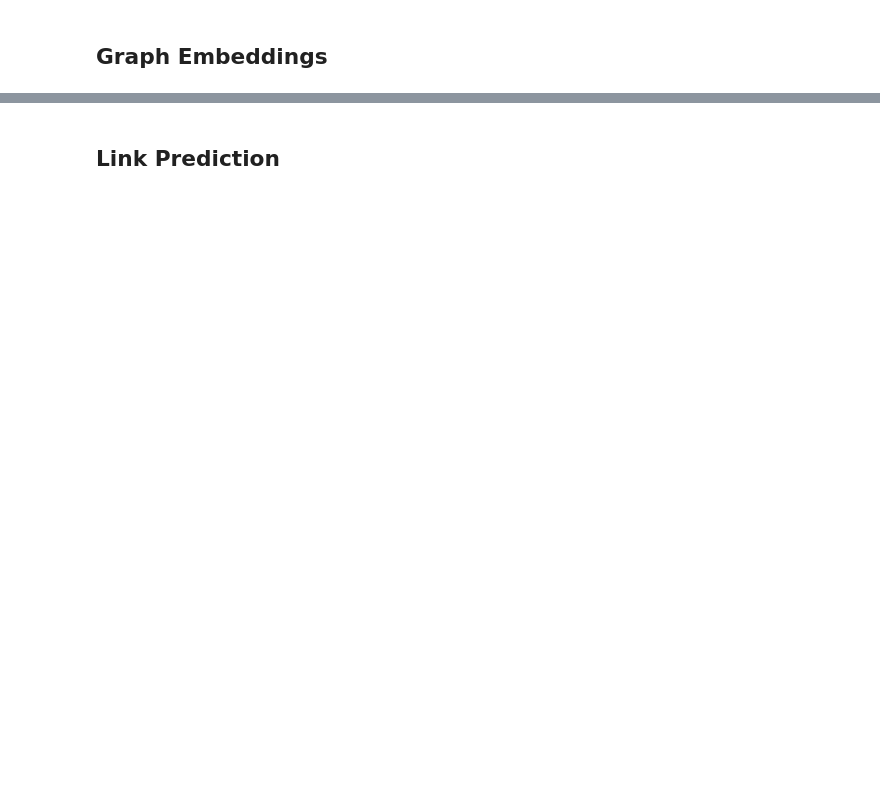
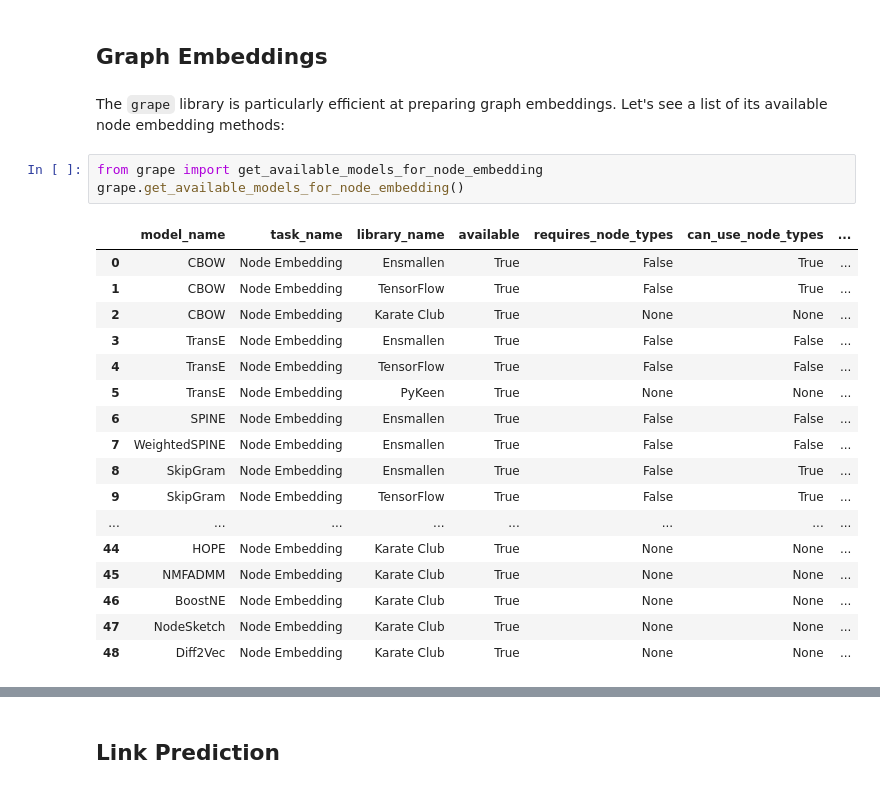
Before and after one commit to Knowledge-Graph-Hub/kg-example, a Jupyter notebook: tutorials/Advanced Knowledge Graph Assembly.ipynb, the cells around one changed output, grey strips where cells are left out. Drawn from its saved outputs; the diff is of its cells as text; blank space fills up the shorter version.

```diff
--- a/tutorials/Advanced Knowledge Graph Assembly.ipynb
+++ b/tutorials/Advanced Knowledge Graph Assembly.ipynb
@@ -223,2 +233,26 @@ ImportError: cannot import name 'Graph' from 'grape' (/home/harry/.local/lib/pyt
 # %% [markdown]
 ## Graph Embeddings
+# %% [markdown]
+The `grape` library is particularly efficient at preparing graph embeddings.
+Let's see a list of its available node embedding methods:
+# %%
+from grape import get_available_models_for_node_embedding
+grape.get_available_models_for_node_embedding()
+# %% [output]
+|  | model_name | task_name | library_name | available | requires_node_types | can_use_node_types | ... |
+| 0 | CBOW | Node Embedding | Ensmallen | True | False | True | ... |
+| 1 | CBOW | Node Embedding | TensorFlow | True | False | True | ... |
+| 2 | CBOW | Node Embedding | Karate Club | True | None | None | ... |
+| 3 | TransE | Node Embedding | Ensmallen | True | False | False | ... |
+| 4 | TransE | Node Embedding | TensorFlow | True | False | False | ... |
+| 5 | TransE | Node Embedding | PyKeen | True | None | None | ... |
+| 6 | SPINE | Node Embedding | Ensmallen | True | False | False | ... |
+| 7 | WeightedSPINE | Node Embedding | Ensmallen | True | False | False | ... |
+| 8 | SkipGram | Node Embedding | Ensmallen | True | False | True | ... |
+| 9 | SkipGram | Node Embedding | TensorFlow | True | False | True | ... |
+| ... | ... | ... | ... | ... | ... | ... | ... |
+| 44 | HOPE | Node Embedding | Karate Club | True | None | None | ... |
+| 45 | NMFADMM | Node Embedding | Karate Club | True | None | None | ... |
+| 46 | BoostNE | Node Embedding | Karate Club | True | None | None | ... |
+| 47 | NodeSketch | Node Embedding | Karate Club | True | None | None | ... |
+| 48 | Diff2Vec | Node Embedding | Karate Club | True | None | None | ... |
```
Also changed, not shown: parts of 27 cells of this notebook.
